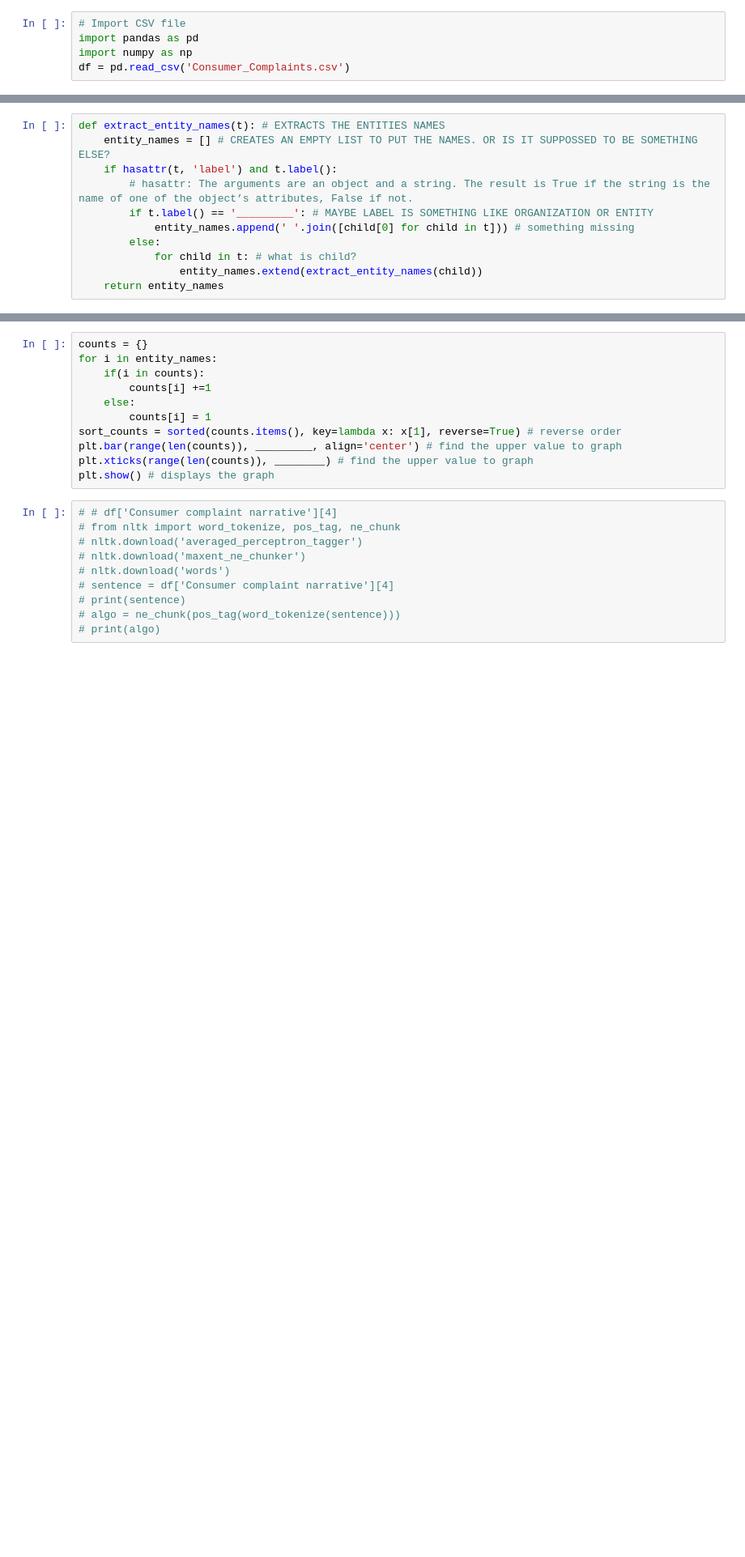
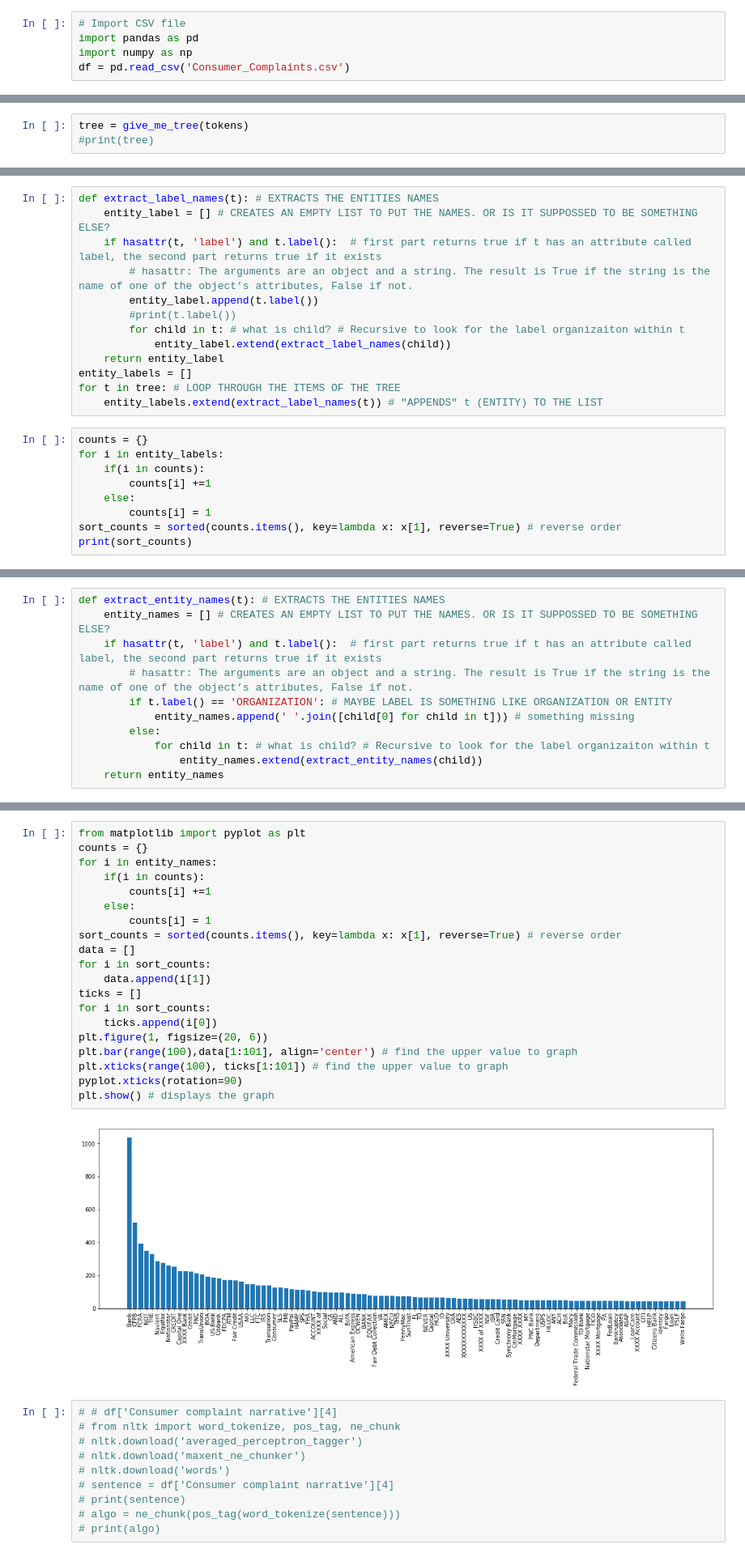
Before and after one commit to cazsol/HW3_Datascience, a Jupyter notebook: iHW3_Bacilio.ipynb, the cells around one changed output, grey strips where cells are left out. Shown at 81% size. Saved outputs shown, nothing was run; the diff lists cells and outputs as text; blank space fills up the shorter version.

```diff
--- a/iHW3_Bacilio.ipynb
+++ b/iHW3_Bacilio.ipynb
@@ -82,0 +149,3 @@ tree = [nltk.chunk.ne_chunk(t) for t in tokens]
+# %%
+tree = give_me_tree(tokens)
+#print(tree)
@@ -82,0 +170,22 @@ tree = [nltk.chunk.ne_chunk(t) for t in tokens]
+# %%
+def extract_label_names(t): # EXTRACTS THE ENTITIES NAMES
+    entity_label = [] # CREATES AN EMPTY LIST TO PUT THE NAMES. OR IS IT SUPPOSSED TO BE SOMETHING ELSE?
+    if hasattr(t, 'label') and t.label():  # first part returns true if t has an attribute called label, the second part returns true if it exists
+        # hasattr: The arguments are an object and a string. The result is True if the string is the name of one of the object’s attributes, False if not.
+        entity_label.append(t.label())
+        #print(t.label())
+        for child in t: # what is child? # Recursive to look for the label organizaiton within t
+            entity_label.extend(extract_label_names(child))
+    return entity_label
+entity_labels = []
+for t in tree: # LOOP THROUGH THE ITEMS OF THE TREE
+    entity_labels.extend(extract_label_names(t)) # "APPENDS" t (ENTITY) TO THE LIST
+# %%
+counts = {}
+for i in entity_labels:
+    if(i in counts):
+        counts[i] +=1
+    else:
+        counts[i] = 1
+sort_counts = sorted(counts.items(), key=lambda x: x[1], reverse=True) # reverse order
+print(sort_counts)
@@ -83,12 +194,12 @@ tree = [nltk.chunk.ne_chunk(t) for t in tokens]
 # %%
 def extract_entity_names(t): # EXTRACTS THE ENTITIES NAMES
     entity_names = [] # CREATES AN EMPTY LIST TO PUT THE NAMES. OR IS IT SUPPOSSED TO BE SOMETHING ELSE?
-    if hasattr(t, 'label') and t.label():
+    if hasattr(t, 'label') and t.label():  # first part returns true if t has an attribute called label, the second part returns true if it exists
         # hasattr: The arguments are an object and a string. The result is True if the string is the name of one of the object’s attributes, False if not.
-        if t.label() == '_________': # MAYBE LABEL IS SOMETHING LIKE ORGANIZATION OR ENTITY
+        if t.label() == 'ORGANIZATION': # MAYBE LABEL IS SOMETHING LIKE ORGANIZATION OR ENTITY
             entity_names.append(' '.join([child[0] for child in t])) # something missing
         else:
-            for child in t: # what is child?
+            for child in t: # what is child? # Recursive to look for the label organizaiton within t
                 entity_names.extend(extract_entity_names(child))
     return entity_names
 # %%
@@ -100,14 +212,25 @@ for t in tree: # LOOP THROUGH THE ITEMS OF THE TREE
 # %%
+from matplotlib import pyplot as plt
 counts = {}
 for i in entity_names:
     if(i in counts):
         counts[i] +=1
     else:
         counts[i] = 1
 sort_counts = sorted(counts.items(), key=lambda x: x[1], reverse=True) # reverse order
-plt.bar(range(len(counts)), _________, align='center') # find the upper value to graph
-plt.xticks(range(len(counts)), ________) # find the upper value to graph
+data = []
+for i in sort_counts:
+    data.append(i[1])
+ticks = []
+for i in sort_counts:
+    ticks.append(i[0])
+plt.figure(1, figsize=(20, 6))
+plt.bar(range(100),data[1:101], align='center') # find the upper value to graph
+plt.xticks(range(100), ticks[1:101]) # find the upper value to graph
+pyplot.xticks(rotation=90)
 plt.show() # displays the graph
+# %% [output]
+[figure, added]
 # %%
 # # df['Consumer complaint narrative'][4]
 # from nltk import word_tokenize, pos_tag, ne_chunk
```
Also changed, not shown: parts of 16 cells of this notebook.
